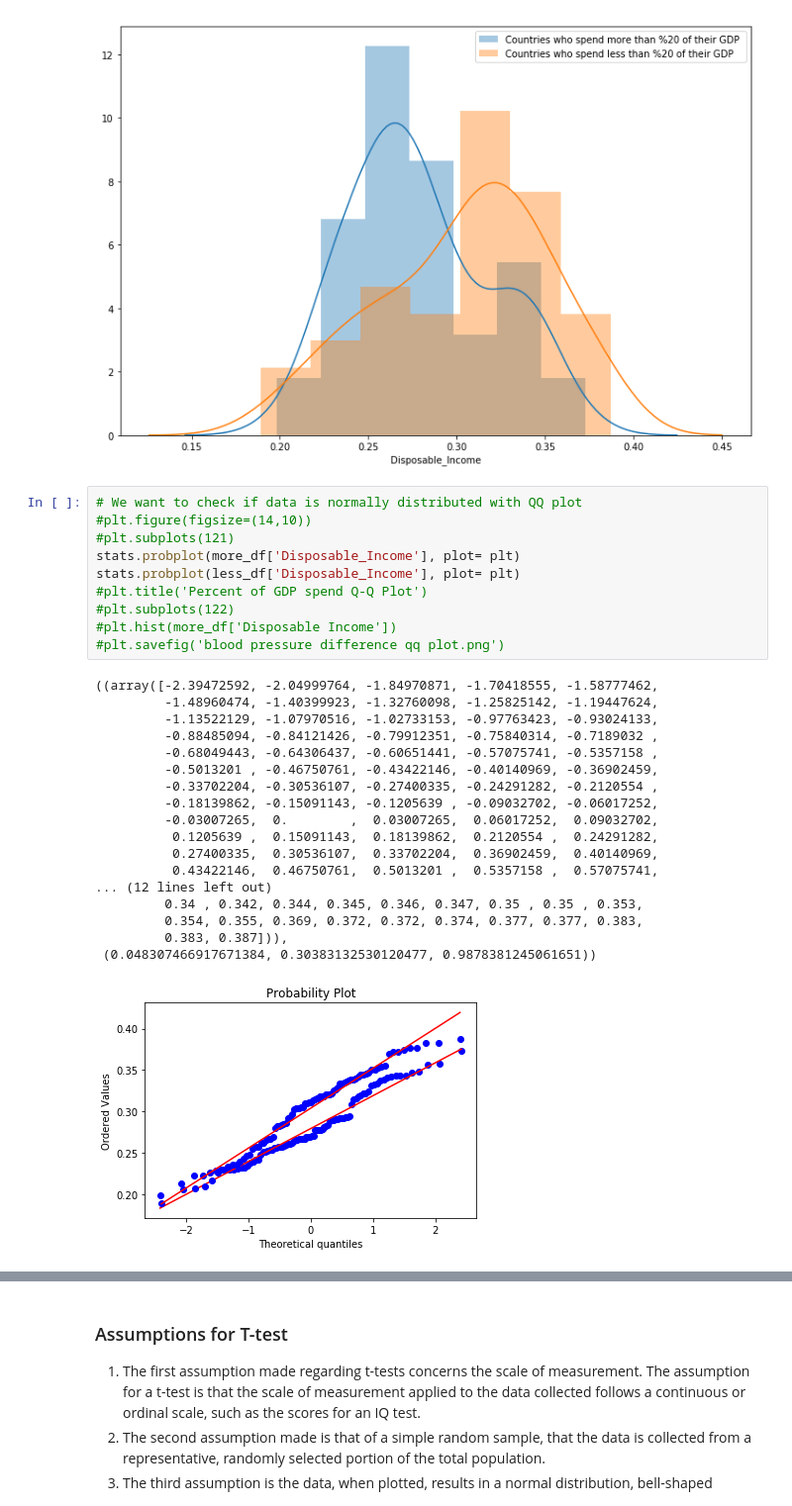
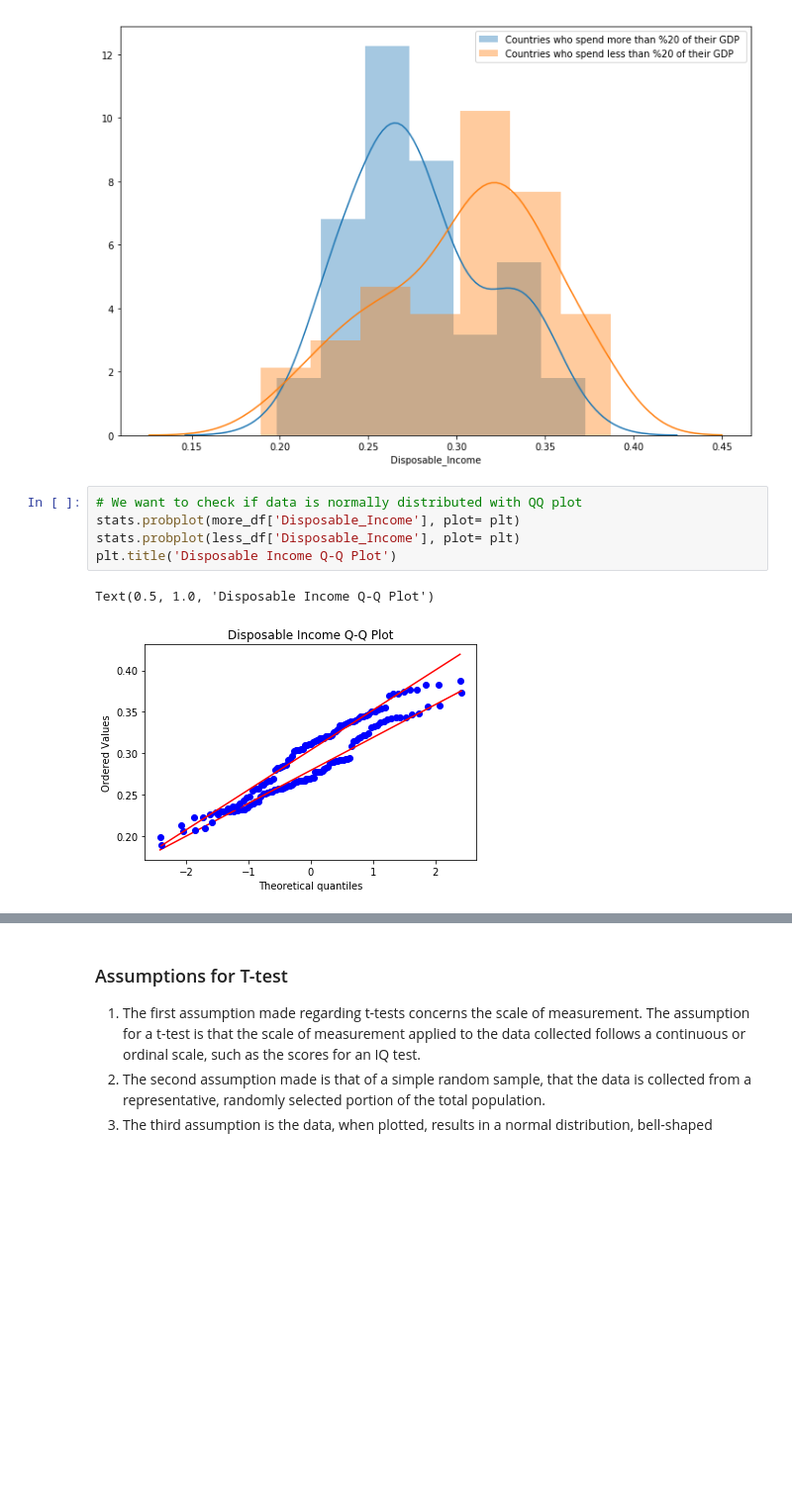
Before and after one commit to 1Banji/Mod-3-Project, a Jupyter notebook: Kaan/Q2.ipynb, the cells around one changed output, grey strips where cells are left out. Shown at 99% size. Saved outputs shown, nothing was run; the diff lists cells and outputs as text; blank space fills up the shorter version.

```diff
--- a/Kaan/Q2.ipynb
+++ b/Kaan/Q2.ipynb
@@ -184,30 +155,9 @@ plt.legend()
 [figure]
 # %%
 # We want to check if data is normally distributed with QQ plot
-#plt.figure(figsize=(14,10))
-#plt.subplots(121)
 stats.probplot(more_df['Disposable_Income'], plot= plt)
 stats.probplot(less_df['Disposable_Income'], plot= plt)
-#plt.title('Percent of GDP spend Q-Q Plot')
-#plt.subplots(122)
-#plt.hist(more_df['Disposable Income'])
-#plt.savefig('blood pressure difference qq plot.png')
+plt.title('Disposable Income Q-Q Plot')
 # %% [output]
-((array([-2.39472592, -2.04999764, -1.84970871, -1.70418555, -1.58777462,
-         -1.48960474, -1.40399923, -1.32760098, -1.25825142, -1.19447624,
-         -1.13522129, -1.07970516, -1.02733153, -0.97763423, -0.93024133,
-         -0.88485094, -0.84121426, -0.79912351, -0.75840314, -0.7189032 ,
-         -0.68049443, -0.64306437, -0.60651441, -0.57075741, -0.5357158 ,
-         -0.5013201 , -0.46750761, -0.43422146, -0.40140969, -0.36902459,
-         -0.33702204, -0.30536107, -0.27400335, -0.24291282, -0.2120554 ,
-         -0.18139862, -0.15091143, -0.1205639 , -0.09032702, -0.06017252,
-         -0.03007265,  0.        ,  0.03007265,  0.06017252,  0.09032702,
-          0.1205639 ,  0.15091143,  0.18139862,  0.2120554 ,  0.24291282,
-          0.27400335,  0.30536107,  0.33702204,  0.36902459,  0.40140969,
-          0.43422146,  0.46750761,  0.5013201 ,  0.5357158 ,  0.57075741,
-... (12 lines left out)
-         0.34 , 0.342, 0.344, 0.345, 0.346, 0.347, 0.35 , 0.35 , 0.353,
-         0.354, 0.355, 0.369, 0.372, 0.372, 0.374, 0.377, 0.377, 0.383,
-         0.383, 0.387])),
- (0.048307466917671384, 0.30383132530120477, 0.9878381245061651))
+Text(0.5, 1.0, 'Disposable Income Q-Q Plot')
-[figure, old version]
+[figure, new version]
```
Also changed, not shown: parts of 14 cells of this notebook, 4 other files.
